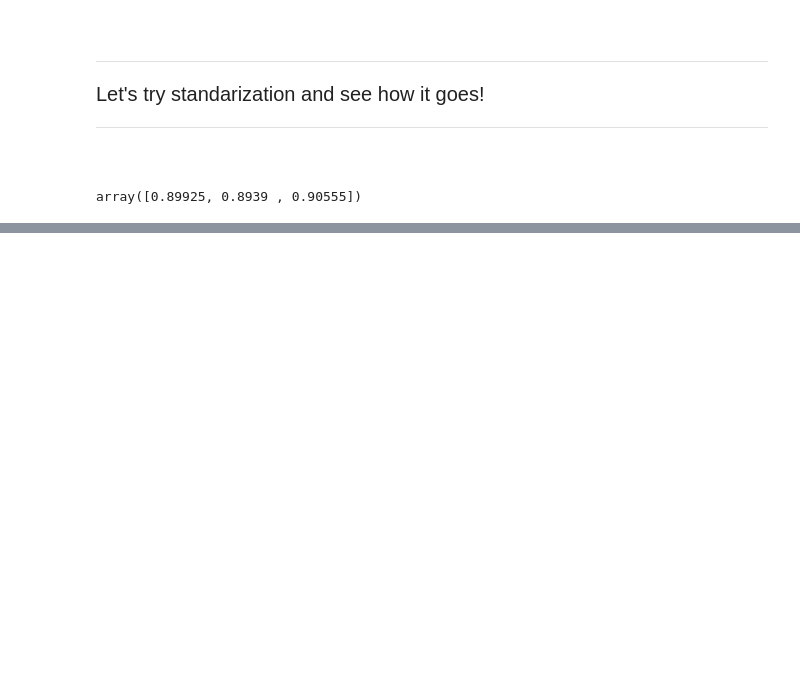
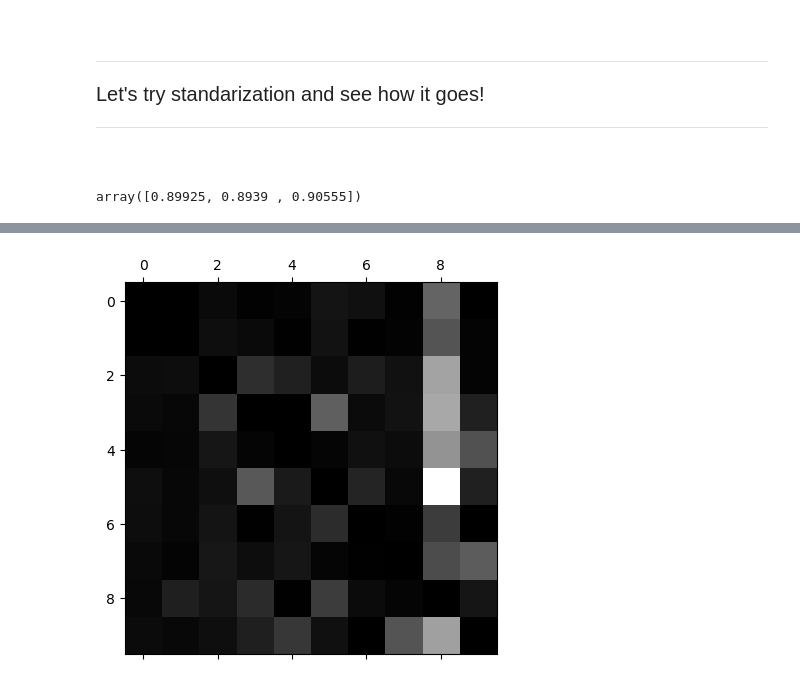
Before and after one commit to edmar-bevilaqua/data_science, a Jupyter notebook: MNIST/MNIST Classfication.ipynb, the cells around one changed output, grey strips where cells are left out. Drawn from its saved outputs; the diff is of its cells as text; code cells hidden in the pictures; blank space fills up the shorter version.

```diff
--- a/MNIST/MNIST Classfication.ipynb
+++ b/MNIST/MNIST Classfication.ipynb
@@ -970,0 +1037,9 @@ y_train_predictions_sgd = cross_val_predict(model_sgd, X_train_scaled, y_train,
+# %%
+rows_total = conf_matrix.sum(axis=1, keepdims=True) # Each row represents the true class, so if we sum the rows, we get the total of all values from a class in that row!
+normalized_conf_matrix = conf_matrix / rows_total # We divide the number on the conf_matrix by the total so we can have numbers that go from 0 to 1
+np.fill_diagonal(normalized_conf_matrix, 0)
+
+plt.matshow(normalized_conf_matrix, cmap=plt.cm.gray)
+plt.show()
+# %% [output]
+[figure, added]
```
Also changed, not shown: parts of 9 cells of this notebook.
